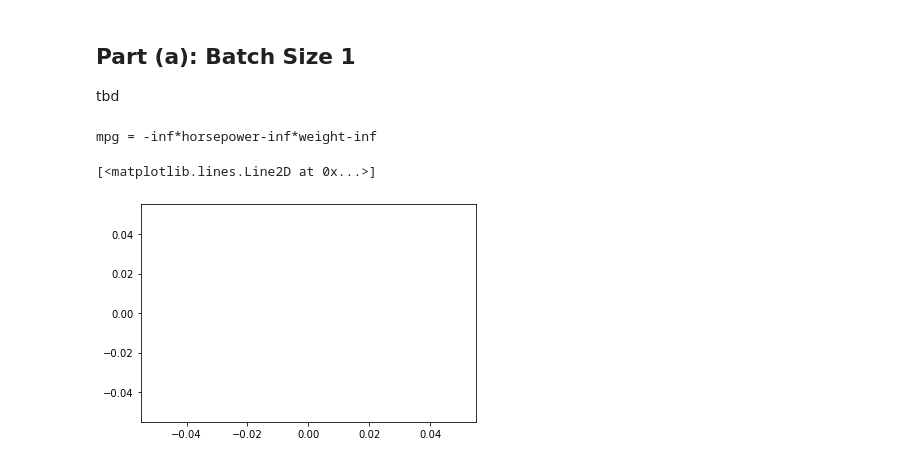
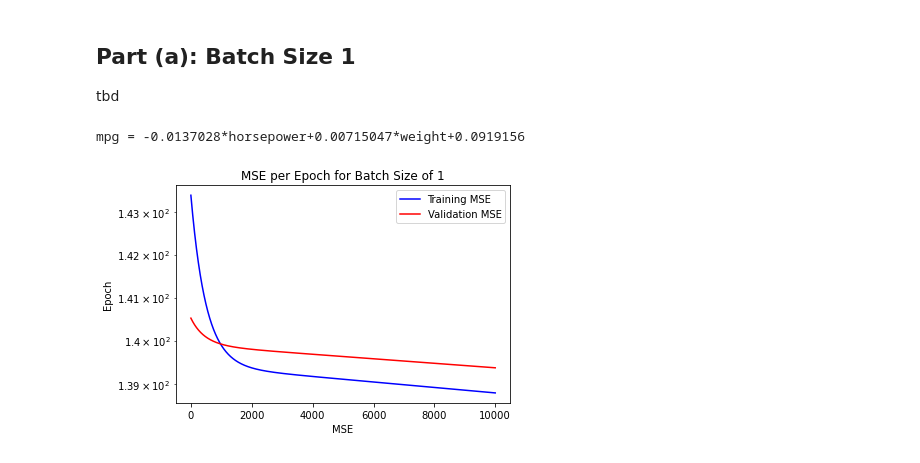
Before and after one commit to richardhemphill/ECE5268_MiniProject, a Jupyter notebook: MP1/src/Hemphill_MP1_P3.ipynb, the cells around one changed output. Cells and saved outputs as stored; diff of their text form; code cells hidden in the pictures.

Commit message:
plots work

```diff
--- a/MP1/src/Hemphill_MP1_P3.ipynb
+++ b/MP1/src/Hemphill_MP1_P3.ipynb
@@ -43,26 +43,30 @@ def PredictionEquation(y, xs, w):
     eq = eq + wfmat(w[-1])
     return eq
 # %%
-def StochasticGradientDecent(trainSet, outParam, inParam, epochs=100,batchSize=1,lrMax=0.1, decay=1):
+def StochasticGradientDecent(trainSet, valSet, outParam, inParam, epochs=100,batchSize=1,etaMax=0.1, beta=1):
+    trainMse = []
     Ytrain = trainSet[outParam]
     Xtrain = AugmentedDesignMatrix(dataSet=trainSet,features=inParam)
+
+    valMse = []
+    Yval = valSet[outParam]
+    Xval = AugmentedDesignMatrix(dataSet=valSet,features=inParam)
+
     Wa = np.zeros(len(inParam)+1)
-
-    iters = round(len(trainSet)/batchSize)
-    msePerEpoch = []
+    itters = round(len(trainSet)/batchSize)
 
     for e in range(epochs):
-        for i in range(iters):
+        for i in range(itters):
             batch = dataSet[batchSize*i:batchSize*(i+1)]
             Ybatch = batch[outParam]
             Xbatch = AugmentedDesignMatrix(dataSet=batch,features=inParam)
-            Ypred = Xbatch.dot(Wa)
-            lr = lrMax / (1 + (decay * i))
-            Wa = Wa - lr * (2/batchSize) * Xbatch.T.dot(Ypred-Ybatch)
+            eta = etaMax / (1 + (beta * i))
+            Wa = Wa - eta * (2/batchSize) * Xbatch.T.dot(Xbatch.dot(Wa)-Ybatch)
 
-        msePerEpoch.append(MSE(Ytrain,Xtrain.dot(Wa)))
+        trainMse.append(MSE(Ytrain,Xtrain.dot(Wa)))
+        valMse.append(MSE(Yval,Xval.dot(Wa)))
 
-    return Wa, msePerEpoch
+    return Wa, trainMse, valMse
 # %%
 # Load data file
 csvFile = open(DATASET_FILE, 'r')
@@ -80,13 +84,19 @@ testData = dataSet[NUMBER_FOR_TRAINING+NUMBER_FOR_VALIDATION+1:]
 ## Part (a): Batch Size 1
 tbd
 # %%
-Wa, msePerEpoch = StochasticGradientDecent(trainSet=trainData, outParam=OUTPUT_FEATURE, inParam=INPUT_FEATURES, epochs=1000,batchSize=1,lrMax=10^-11, decay=0.1)
+Wa, trainMse, valMse = StochasticGradientDecent(trainSet=trainData, valSet=valData, outParam=OUTPUT_FEATURE, inParam=INPUT_FEATURES, epochs=1000,batchSize=1,etaMax=1.0E-7, beta=0.1)
 # %%
 print(PredictionEquation(y=OUTPUT_FEATURE, xs=INPUT_FEATURES, w=Wa))
 # %% [output]
-mpg = -inf*horsepower-inf*weight-inf
+mpg = -0.0137028*horsepower+0.00715047*weight+0.0919156
-# %%
-plt.plot(msePerEpoch)
-# %% [output]
-[<matplotlib.lines.Line2D at 0x...>]
-[figure, removed]
+# %%
+plt.plot(trainMse,color='b',label='Training MSE')
+plt.plot(valMse,color='r',label='Validation MSE')
+plt.yscale('log')
+plt.xlabel('MSE')
+plt.ylabel('Epoch')
+plt.legend()
+plt.title('MSE per Epoch for Batch Size of 1')
+plt.show()
+# %% [output]
+[figure, added]
```
Also changed, not shown: parts of 1 cell of this notebook, 1 other file.
